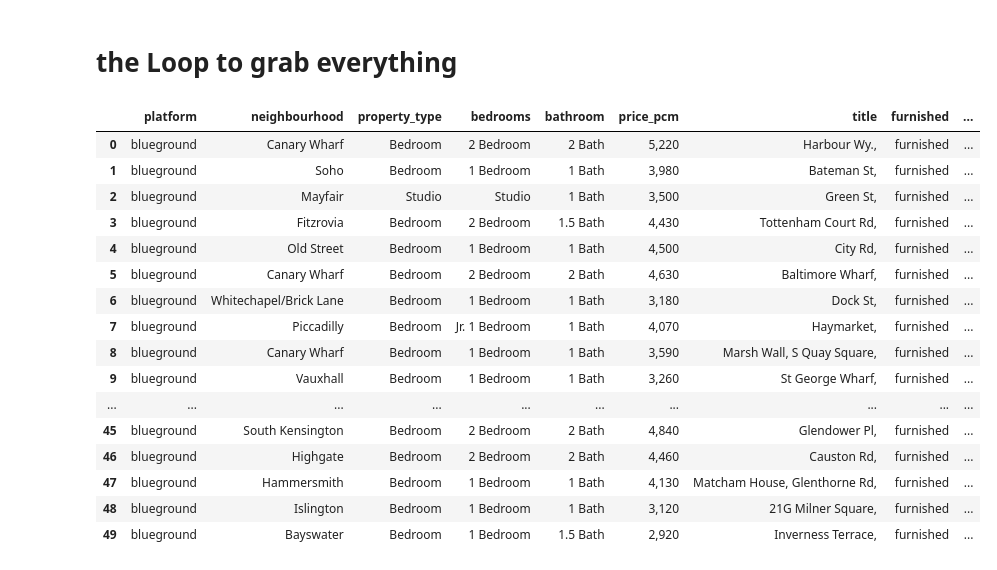
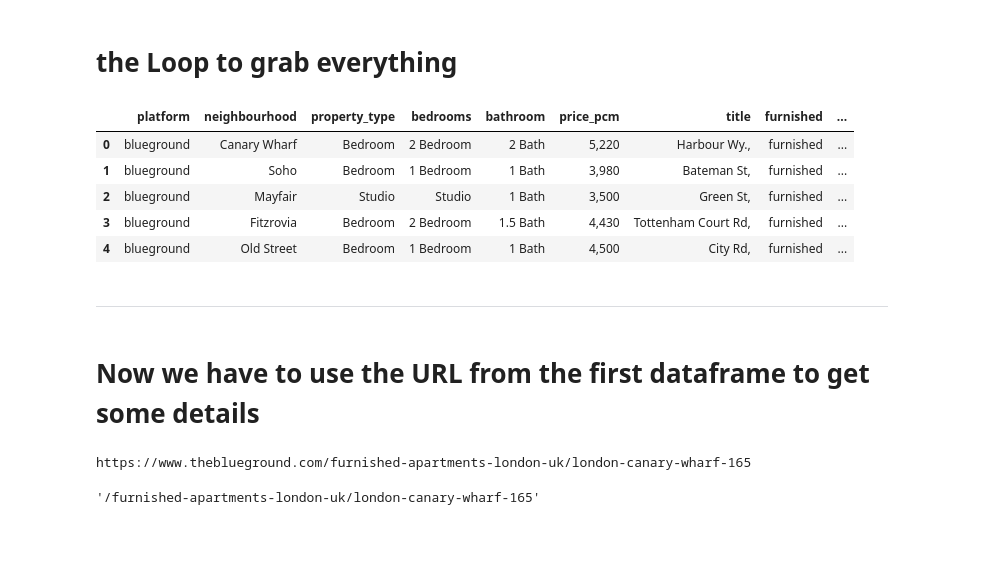
Before and after one commit to capstone-jmrs/capstone-proptech-repo, a Jupyter notebook: blueground_clean_markus.ipynb, the cells around one changed output. Saved outputs shown, nothing was run; the diff lists cells and outputs as text; code cells hidden in the pictures; blank space fills up the shorter version.

```diff
--- a/blueground_clean_markus.ipynb
+++ b/blueground_clean_markus.ipynb
@@ -267,42 +267,46 @@ while len(blank_slates_lst) == 0: # start and endpoint of the for-loop
     maximus = df_page.index.max() # we give it the max value of the index
 
 
     if np.isnan(maximus):
         break
     else:
         df_page['get_url_to_detail_page'] = pd.Series(get_url_to_detail_page(bs, maximus))
     # we can now add the dataframe to the full dataframe
     df_search = df_search.append(df_page, ignore_index=True)
 
     # check if we reached the end of the pages
     blank_slates = bs.find_all(class_="blank-slate__criteria")
     blank_slates_lst = (blank_slate.get_text() for blank_slate in blank_slates)
     blank_slates_lst = [blank_slate.strip() for blank_slate in blank_slates_lst]
     # print the list to make sure it works
     #print(blank_slates_lst)
 
     # increase the pagesite by 1
     pagesite += 1
 
 # set the number of rows and column_width  to maximum
 pd.set_option('display.max_rows', None)
 pd.set_option('display.max_colwidth', None)
-display(df_search);
+display(df_search.head(5))
 # %% [output]
 |  | platform | neighbourhood | property_type | bedrooms | bathroom | price_pcm | title | furnished | ... |
 | 0 | blueground | Canary Wharf | Bedroom | 2 Bedroom | 2 Bath | 5,220 | Harbour Wy., | furnished | ... |
 | 1 | blueground | Soho | Bedroom | 1 Bedroom | 1 Bath | 3,980 | Bateman St, | furnished | ... |
 | 2 | blueground | Mayfair | Studio | Studio | 1 Bath | 3,500 | Green St, | furnished | ... |
 | 3 | blueground | Fitzrovia | Bedroom | 2 Bedroom | 1.5 Bath | 4,430 | Tottenham Court Rd, | furnished | ... |
 | 4 | blueground | Old Street | Bedroom | 1 Bedroom | 1 Bath | 4,500 | City Rd, | furnished | ... |
-| 5 | blueground | Canary Wharf | Bedroom | 2 Bedroom | 2 Bath | 4,630 | Baltimore Wharf, | furnished | ... |
-| 6 | blueground | Whitechapel/Brick Lane | Bedroom | 1 Bedroom | 1 Bath | 3,180 | Dock St, | furnished | ... |
-| 7 | blueground | Piccadilly | Bedroom | Jr. 1 Bedroom | 1 Bath | 4,070 | Haymarket, | furnished | ... |
-| 8 | blueground | Canary Wharf | Bedroom | 1 Bedroom | 1 Bath | 3,590 | Marsh Wall, S Quay Square, | furnished | ... |
-| 9 | blueground | Vauxhall | Bedroom | 1 Bedroom | 1 Bath | 3,260 | St George Wharf, | furnished | ... |
-| ... | ... | ... | ... | ... | ... | ... | ... | ... | ... |
-| 45 | blueground | South Kensington | Bedroom | 2 Bedroom | 2 Bath | 4,840 | Glendower Pl, | furnished | ... |
-| 46 | blueground | Highgate | Bedroom | 2 Bedroom | 2 Bath | 4,460 | Causton Rd, | furnished | ... |
-| 47 | blueground | Hammersmith | Bedroom | 1 Bedroom | 1 Bath | 4,130 | Matcham House, Glenthorne Rd, | furnished | ... |
-| 48 | blueground | Islington | Bedroom | 1 Bedroom | 1 Bath | 3,120 | 21G Milner Square, | furnished | ... |
-| 49 | blueground | Bayswater | Bedroom | 1 Bedroom | 1.5 Bath | 2,920 | Inverness Terrace, | furnished | ... |
+# %% [markdown]
+----
+# %% [markdown]
+# Now we have to use the URL from the first dataframe to get some details
+# %%
+# set up the link for the detail-page
+
+
+weblink_detail = 'https://www.theblueground.com'
+#pagesite_detail = "/furnished-apartments-london-uk/london-bayswater-046"
+pagesite_with_df = df_search.loc[0, 'get_url_to_detail_page']
+
+print(weblink_detail + pagesite_with_df)
+# %% [output]
+https://www.theblueground.com/furnished-apartments-london-uk/london-canary-wharf-165
@@ -308,0 +318,4 @@ display(df_search);
+# %%
+df_search.loc[0, 'get_url_to_detail_page']
+# %% [output]
+'/furnished-apartments-london-uk/london-canary-wharf-165'
```
Also changed, not shown: parts of 2 cells of this notebook, 2 other files.
